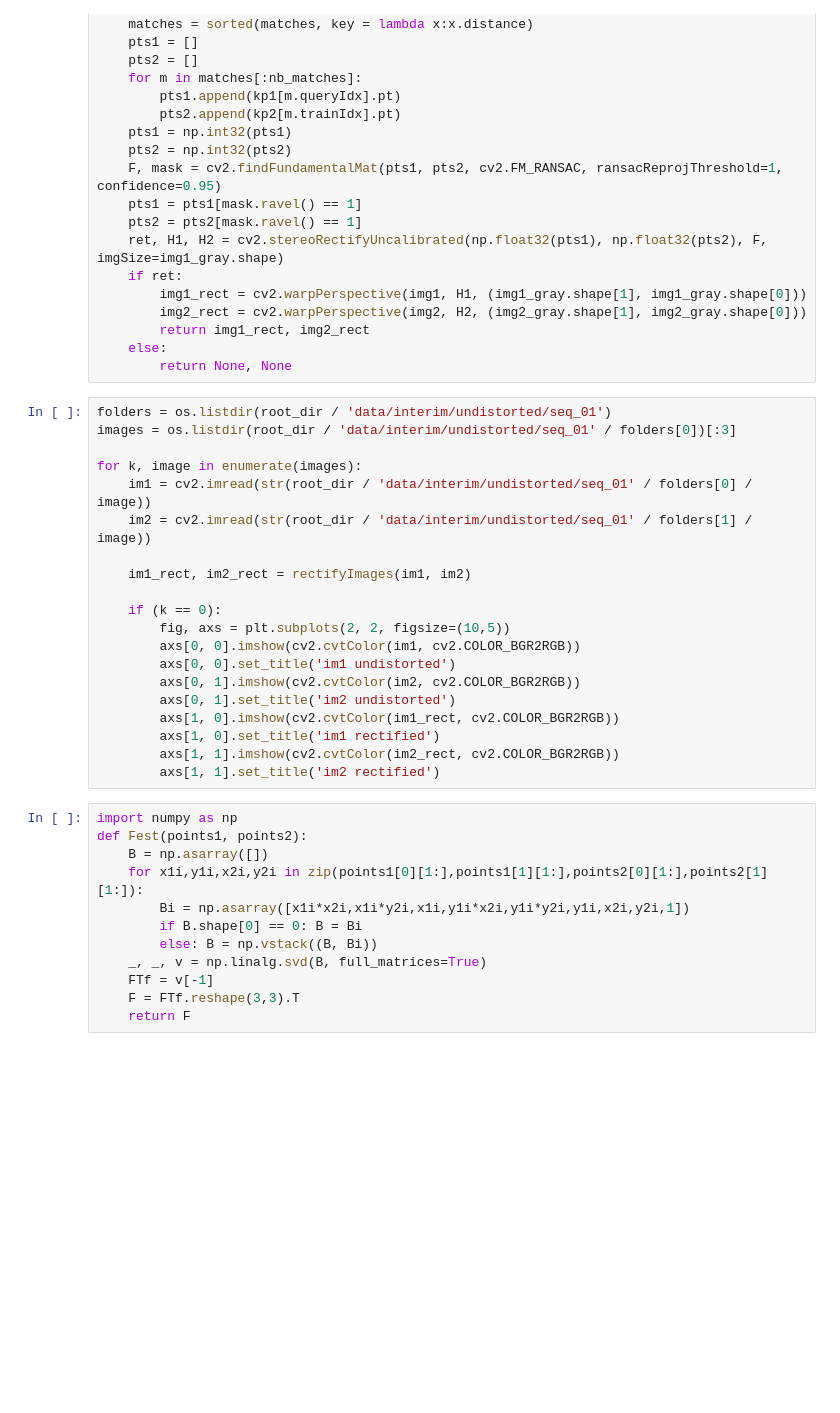
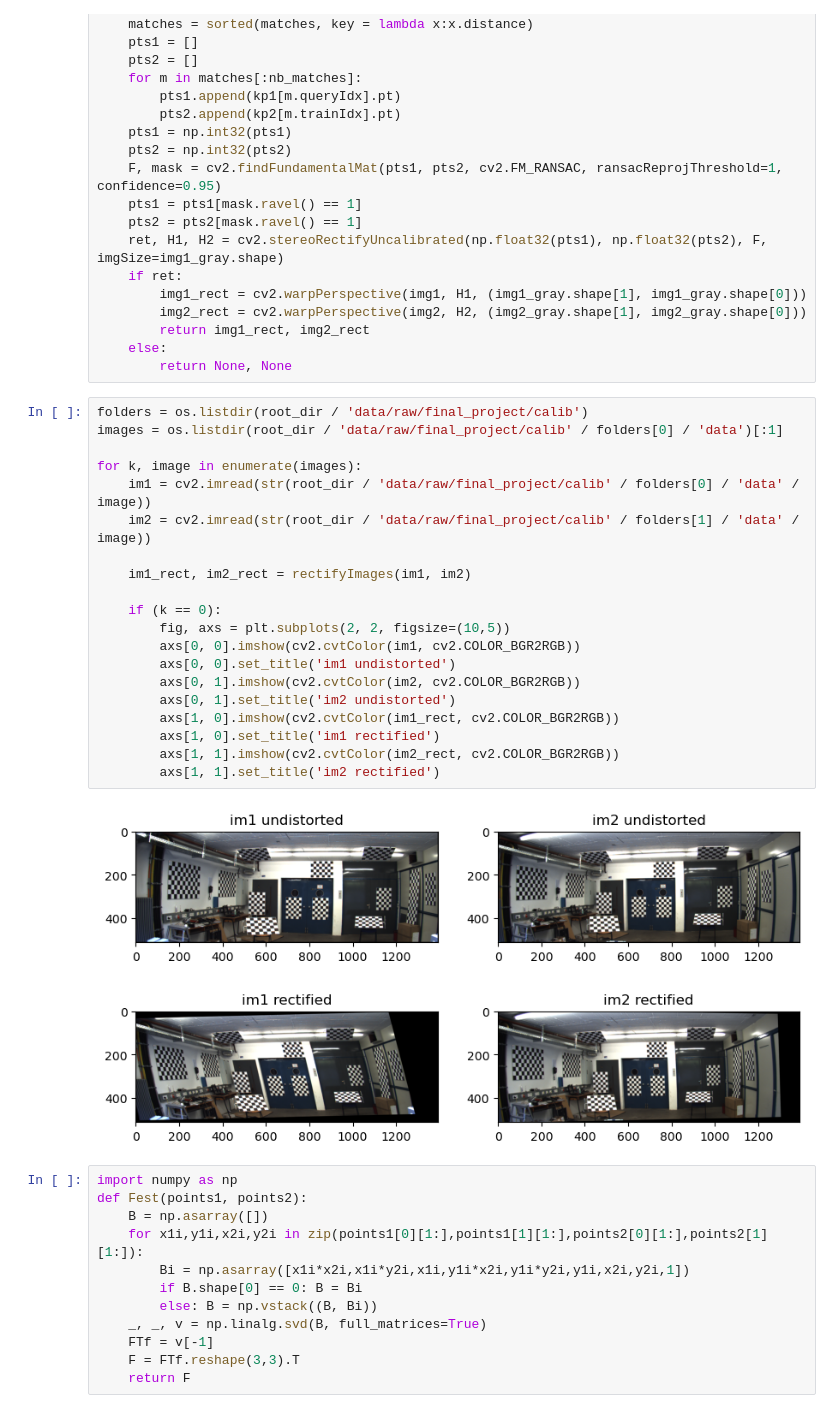
Before and after one commit to KarolRafalCharylo/PFAS---final-project, a Jupyter notebook: notebooks/farkas-2-rectification.ipynb, the cells around one changed output. Drawn from its saved outputs; the diff is of its cells as text; blank space fills up the shorter version.

```diff
--- a/notebooks/farkas-2-rectification.ipynb
+++ b/notebooks/farkas-2-rectification.ipynb
@@ -38,25 +38,27 @@ def rectifyImages(img1, img2, nb_matches=200):
     else:
         return None, None
 # %%
-folders = os.listdir(root_dir / 'data/interim/undistorted/seq_01')
-images = os.listdir(root_dir / 'data/interim/undistorted/seq_01' / folders[0])[:3]
+folders = os.listdir(root_dir / 'data/raw/final_project/calib')
+images = os.listdir(root_dir / 'data/raw/final_project/calib' / folders[0] / 'data')[:1]
 
 for k, image in enumerate(images):
-    im1 = cv2.imread(str(root_dir / 'data/interim/undistorted/seq_01' / folders[0] / image))
-    im2 = cv2.imread(str(root_dir / 'data/interim/undistorted/seq_01' / folders[1] / image))
+    im1 = cv2.imread(str(root_dir / 'data/raw/final_project/calib' / folders[0] / 'data' / image))
+    im2 = cv2.imread(str(root_dir / 'data/raw/final_project/calib' / folders[1] / 'data' / image))
 
     im1_rect, im2_rect = rectifyImages(im1, im2)
 
     if (k == 0):
         fig, axs = plt.subplots(2, 2, figsize=(10,5))
         axs[0, 0].imshow(cv2.cvtColor(im1, cv2.COLOR_BGR2RGB))
         axs[0, 0].set_title('im1 undistorted')
         axs[0, 1].imshow(cv2.cvtColor(im2, cv2.COLOR_BGR2RGB))
         axs[0, 1].set_title('im2 undistorted')
         axs[1, 0].imshow(cv2.cvtColor(im1_rect, cv2.COLOR_BGR2RGB))
         axs[1, 0].set_title('im1 rectified')
         axs[1, 1].imshow(cv2.cvtColor(im2_rect, cv2.COLOR_BGR2RGB))
         axs[1, 1].set_title('im2 rectified')
+# %% [output]
+[figure, added]
 # %%
 import numpy as np
 def Fest(points1, points2):
```
Also changed, not shown: 2 other files.
